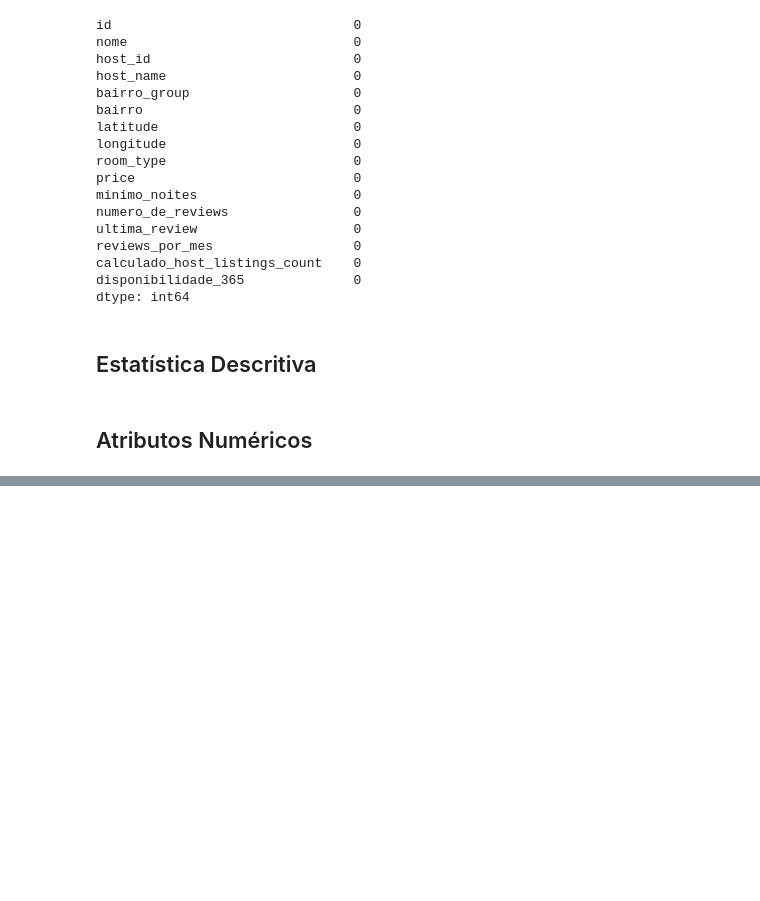
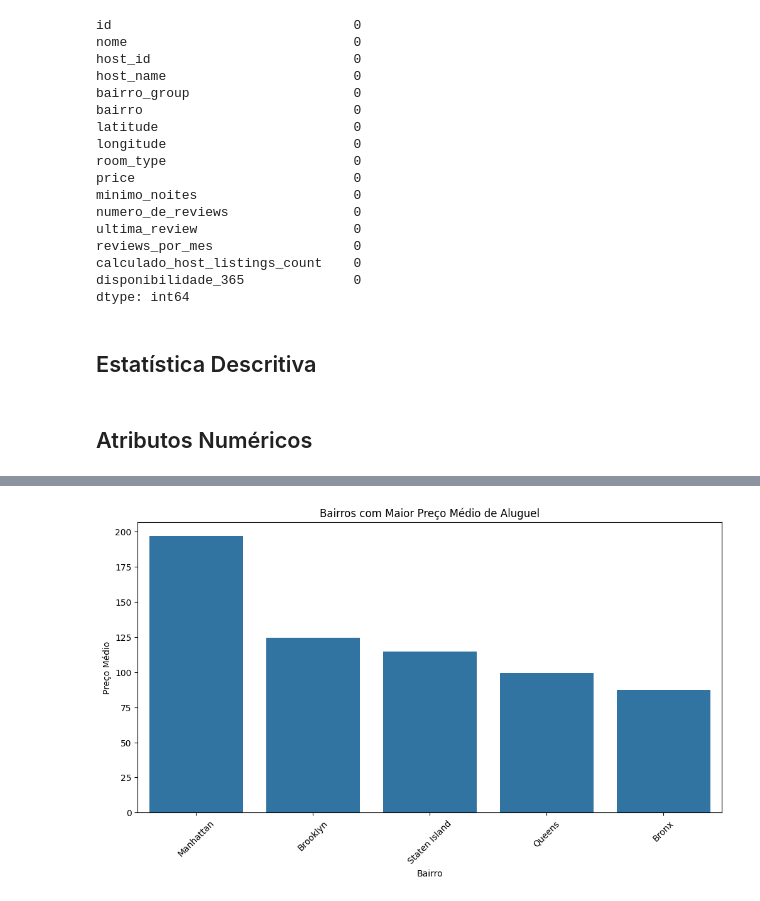
Before and after one commit to hlnmrqs/LH_CD_Helen_Carneiro, a Jupyter notebook: notebook/projeto.ipynb, the cells around one changed output, grey strips where cells are left out. Cells and saved outputs as stored; diff of their text form; code cells hidden in the pictures; blank space fills up the shorter version.

```diff
--- a/notebook/projeto.ipynb
+++ b/notebook/projeto.ipynb
@@ -171,0 +184,4 @@ plt.show()
+# %%
+## Preço médio do aluguel, por bairro
+preco_por_bairro = df_prices.groupby("bairro_group")["price"].mean().sort_values(ascending=False)
+print(preco_por_bairro)
@@ -171,0 +196,13 @@ plt.show()
+# %%
+## Ranking de bairros mais caros
+
+plt.figure(figsize=(12, 6))
+top_bairros = preco_por_bairro.head(10)
+sns.barplot(x=top_bairros.index, y=top_bairros.values)
+plt.xticks(rotation=45)
+plt.xlabel("Bairro")
+plt.ylabel("Preço Médio")
+plt.title("Bairros com Maior Preço Médio de Aluguel")
+plt.show()
+# %% [output]
+[figure, added]
```
Also changed, not shown: parts of 6 cells of this notebook.
